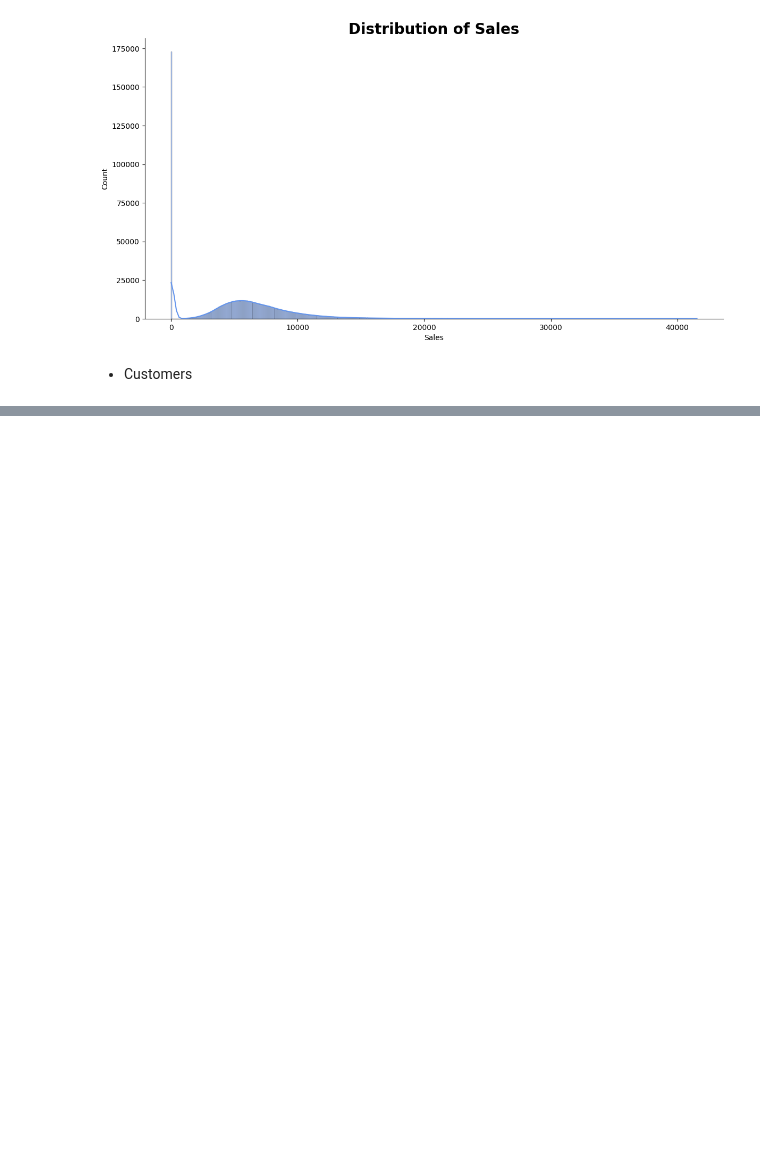
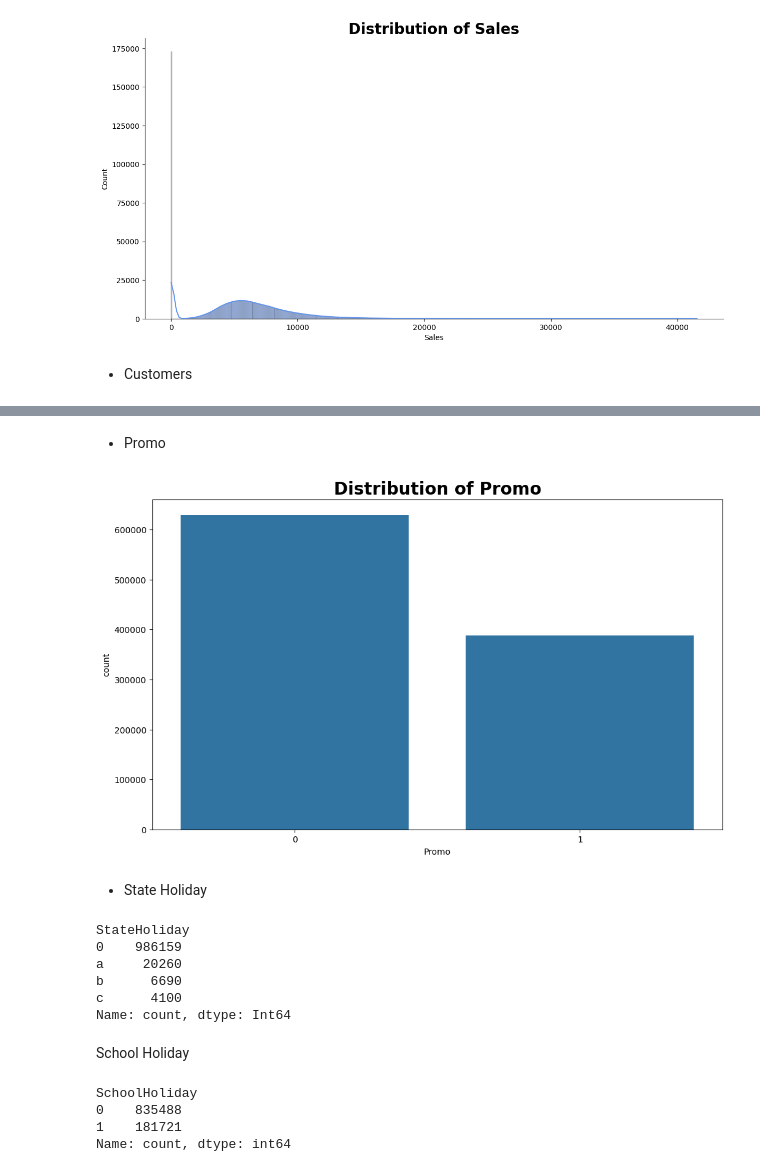
Before and after one commit to Tsegaye16/phaemaceutical-store-data-anlysis, a Jupyter notebook: notebooks/EDA.ipynb, the cells around one changed output, grey strips where cells are left out. Drawn from its saved outputs; the diff is of its cells as text; code cells hidden in the pictures; blank space fills up the shorter version.

```diff
--- a/notebooks/EDA.ipynb
+++ b/notebooks/EDA.ipynb
@@ -727,0 +736,30 @@ plot_hist(train_df, 'Customers')
+# %% [markdown]
+- Promo
+# %%
+plot_count(train_df, 'Promo')
+# %% [output]
+[figure, added]
+# %% [markdown]
+- State Holiday
+# %%
+# unique value counts
+counts_df = train_df['StateHoliday'].value_counts()
+counts_df
+# %% [output]
+StateHoliday
+0    986159
+a     20260
+b      6690
+c      4100
+Name: count, dtype: Int64
+# %% [markdown]
+School Holiday
+# %%
+# unique value counts
+counts_df = train_df['SchoolHoliday'].value_counts()
+counts_df
+# %% [output]
+SchoolHoliday
+0    835488
+1    181721
+Name: count, dtype: int64
```
Also changed, not shown: parts of 56 cells of this notebook.
